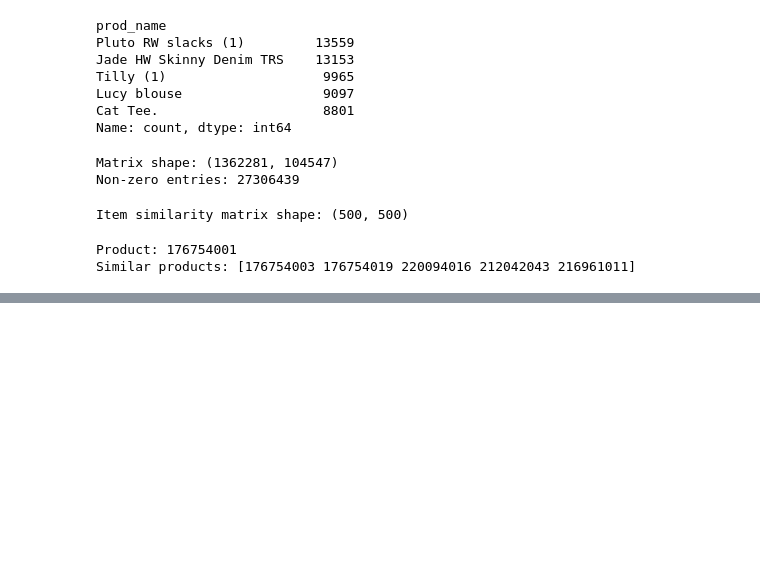
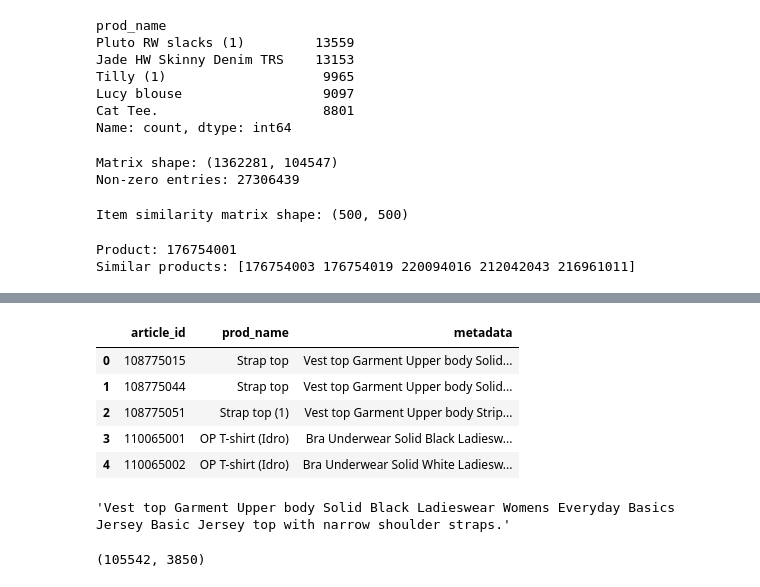
Before and after one commit to vaibhpande21/HndM-Fashion-Recommendation-System, a Jupyter notebook: rec.ipynb, the cells around one changed output, grey strips where cells are left out. Saved outputs shown, nothing was run; the diff lists cells and outputs as text; code cells hidden in the pictures; blank space fills up the shorter version.

```diff
--- a/rec.ipynb
+++ b/rec.ipynb
@@ -303,0 +395,29 @@ Similar products: [176754003 176754019 220094016 212042043 216961011]
+# %%
+# Remove safely if present
+for col in ['article_id', 'prod_name']:
+    if col in item_features:
+        item_features.remove(col)
+
+# Now drop the remaining features
+items_df.drop(columns=item_features, inplace=True)
+
+items_df.head()
+# %% [output]
+|  | article_id | prod_name | metadata |
+| 0 | 108775015 | Strap top | Vest top Garment Upper body Solid... |
+| 1 | 108775044 | Strap top | Vest top Garment Upper body Solid... |
+| 2 | 108775051 | Strap top (1) | Vest top Garment Upper body Strip... |
+| 3 | 110065001 | OP T-shirt (Idro) | Bra Underwear Solid Black Ladiesw... |
+| 4 | 110065002 | OP T-shirt (Idro) | Bra Underwear Solid White Ladiesw... |
+# %%
+items_df['metadata'][0]
+# %% [output]
+'Vest top Garment Upper body Solid Black Ladieswear Womens Everyday Basics Jersey Basic Jersey top with narrow shoulder straps.'
+# %%
+# Create TF-IDF vectors from metadata
+tfidf = TfidfVectorizer(max_features=5000)
+tfidf_matrix = tfidf.fit_transform(items_df['metadata'])
+
+print(tfidf_matrix.shape)  # (num_items, num_features)
+# %% [output]
+(105542, 3850)
```
Also changed, not shown: parts of 21 cells of this notebook.
